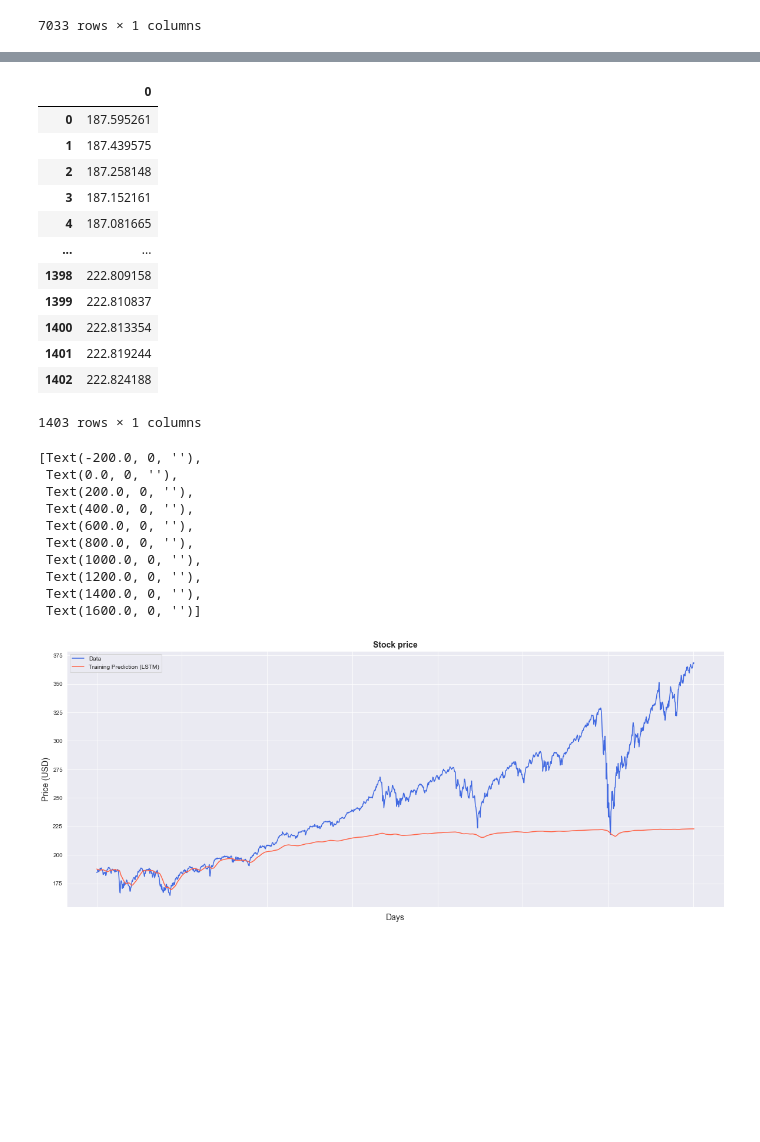
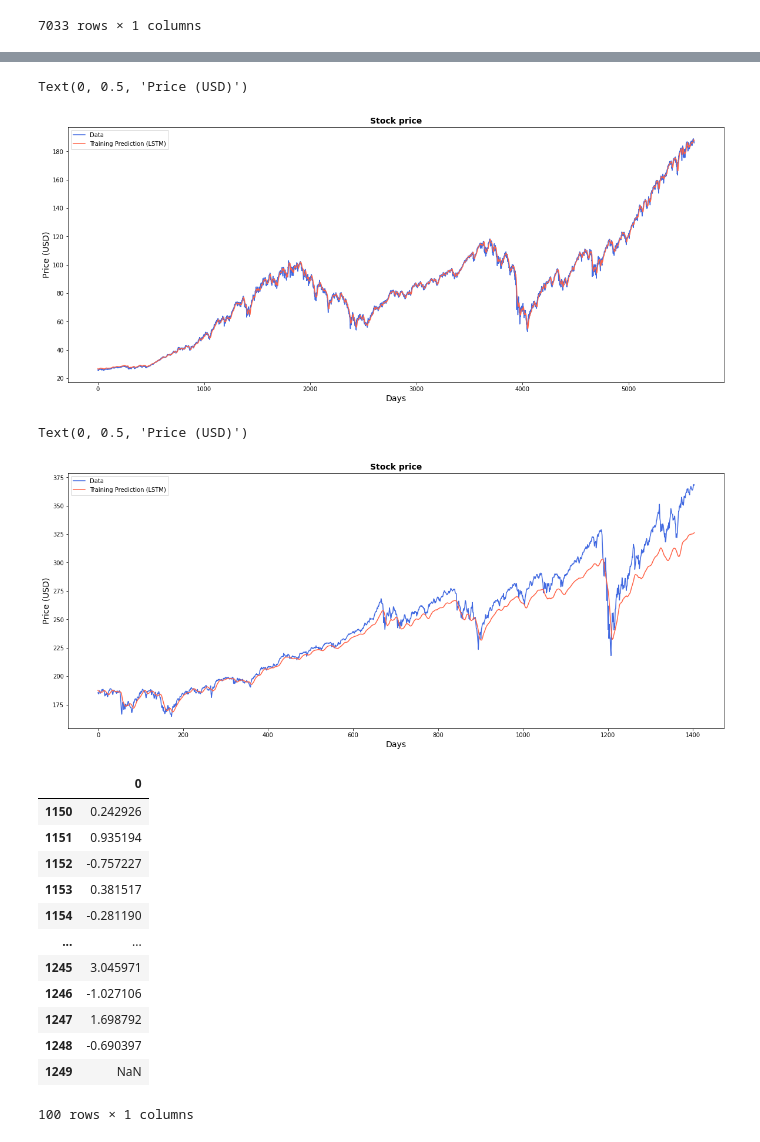
Before and after one commit to lqwdev/ai349-project, a Jupyter notebook: src/lstm.ipynb, the cells around one changed output, grey strips where cells are left out. Drawn from its saved outputs; the diff is of its cells as text; code cells hidden in the pictures; blank space fills up the shorter version.

```diff
--- a/src/lstm.ipynb
+++ b/src/lstm.ipynb
@@ -81,7 +81,7 @@ def split_data(stock, lookback):
 
     return [x_train, y_train, x_test, y_test]
 # %%
-lookback = 20 # choose sequence length
+lookback = 11 # choose sequence length
 x_train, y_train, x_test, y_test = split_data(price, lookback)
 print('x_train.shape = ',x_train.shape)
 print('y_train.shape = ',y_train.shape)
@@ -101,10 +101,9 @@ y_train_gru = torch.from_numpy(y_train).type(torch.Tensor)
 y_test_gru = torch.from_numpy(y_test).type(torch.Tensor)
 # %%
 input_dim = 1
-hidden_dim = 32
+hidden_dim = 100
 num_layers = 2
 output_dim = 1
-num_epochs = 100
 # %%
 class LSTM(nn.Module):
     def __init__(self, input_dim, hidden_dim, num_layers, output_dim):
@@ -239,38 +213,45 @@ y_test
-# %%
-y_test_pred = pd.DataFrame(y_test_pred)
-y_test_pred
-# %% [output]
-|  | 0 |
-| 0 | 187.595261 |
-| 1 | 187.439575 |
-| 2 | 187.258148 |
-| 3 | 187.152161 |
-| 4 | 187.081665 |
-| ... | ... |
-| 1398 | 222.809158 |
-| 1399 | 222.810837 |
-| 1400 | 222.813354 |
-| 1401 | 222.819244 |
-| 1402 | 222.824188 |
-1403 rows × 1 columns
+# %%
+predict = pd.DataFrame(y_train_pred)
+original = pd.DataFrame(scaler.inverse_transform(y_train_lstm.detach().numpy()))
+
+fig = plt.figure(figsize=(20,8))
+ax = sns.lineplot(x = original.index, y = original[0], label="Data", color='royalblue')
+ax = sns.lineplot(x = predict.index, y = predict[0], label="Training Prediction (LSTM)", color='tomato')
+ax.set_title('Stock price', size = 14, fontweight='bold')
+ax.set_xlabel("Days", size = 14)
+ax.set_ylabel("Price (USD)", size = 14)
+# %% [output]
+Text(0, 0.5, 'Price (USD)')
+[figure, new version]
 # %%
 fig = plt.figure(figsize=(20,8))
+
+y_test = pd.DataFrame(y_test)
+y_test_pred = pd.DataFrame(y_test_pred)
 
 ax = sns.lineplot(x = y_test.index, y = y_test[0], label="Data", color='royalblue')
 ax = sns.lineplot(x = y_test_pred.index, y = y_test_pred[0], label="Training Prediction (LSTM)", color='tomato')
 ax.set_title('Stock price', size = 14, fontweight='bold')
 ax.set_xlabel("Days", size = 14)
 ax.set_ylabel("Price (USD)", size = 14)
-ax.set_xticklabels('', size=10)
 # %% [output]
-[Text(-200.0, 0, ''),
- Text(0.0, 0, ''),
- Text(200.0, 0, ''),
- Text(400.0, 0, ''),
- Text(600.0, 0, ''),
- Text(800.0, 0, ''),
- Text(1000.0, 0, ''),
- Text(1200.0, 0, ''),
- Text(1400.0, 0, ''),
- Text(1600.0, 0, '')]
+Text(0, 0.5, 'Price (USD)')
-[figure, old version]
+[figure, new version]
+# %%
+actual0 = y_test[1150:1250]
+actual_change = ((actual0.shift(-1) - actual0) / actual0) * 100
+actual_change
+# %% [output]
+|  | 0 |
+| 1150 | 0.242926 |
+| 1151 | 0.935194 |
+| 1152 | -0.757227 |
+| 1153 | 0.381517 |
+| 1154 | -0.281190 |
+| ... | ... |
+| 1245 | 3.045971 |
+| 1246 | -1.027106 |
+| 1247 | 1.698792 |
+| 1248 | -0.690397 |
+| 1249 | NaN |
+100 rows × 1 columns
```
Also changed, not shown: parts of 10 cells of this notebook.
